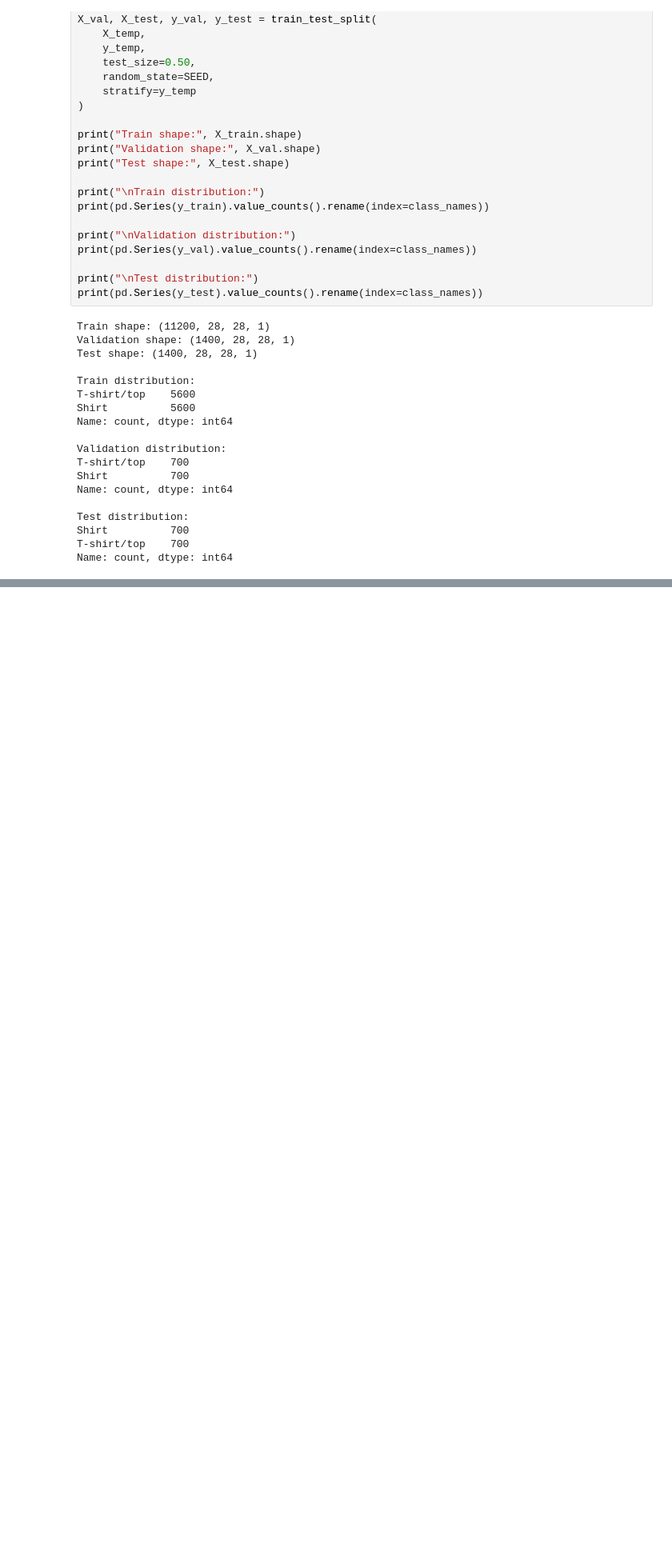
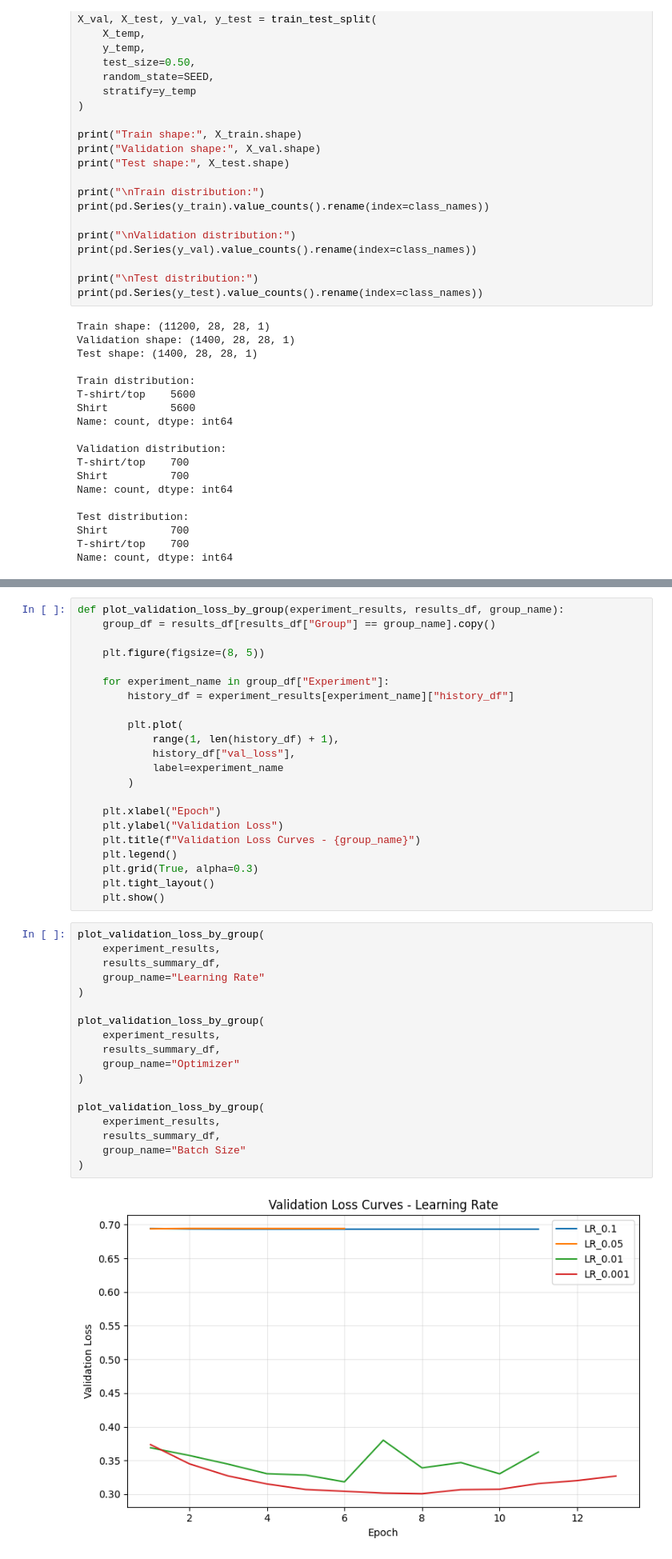
Before and after one commit to davidazimov069-maker/DeepLearning, a Jupyter notebook: FinalProject/DLFinalProject_DavidAviad.ipynb, the cells around one changed output, grey strips where cells are left out. Shown at 80% size. Drawn from its saved outputs; the diff is of its cells as text; blank space fills up the shorter version.

```diff
--- a/FinalProject/DLFinalProject_DavidAviad.ipynb
+++ b/FinalProject/DLFinalProject_DavidAviad.ipynb
@@ -1128,0 +1884,42 @@ plot_cnn_architecture()
+# %%
+def plot_validation_loss_by_group(experiment_results, results_df, group_name):
+    group_df = results_df[results_df["Group"] == group_name].copy()
+
+    plt.figure(figsize=(8, 5))
+
+    for experiment_name in group_df["Experiment"]:
+        history_df = experiment_results[experiment_name]["history_df"]
+
+        plt.plot(
+            range(1, len(history_df) + 1),
+            history_df["val_loss"],
+            label=experiment_name
+        )
+
+    plt.xlabel("Epoch")
+    plt.ylabel("Validation Loss")
+    plt.title(f"Validation Loss Curves - {group_name}")
+    plt.legend()
+    plt.grid(True, alpha=0.3)
+    plt.tight_layout()
+    plt.show()
+# %%
+plot_validation_loss_by_group(
+    experiment_results,
+    results_summary_df,
+    group_name="Learning Rate"
+)
+
+plot_validation_loss_by_group(
+    experiment_results,
+    results_summary_df,
+    group_name="Optimizer"
+)
+
+plot_validation_loss_by_group(
+    experiment_results,
+    results_summary_df,
+    group_name="Batch Size"
+)
+# %% [output]
+[figure, added]
```
Also changed, not shown: parts of 40 cells of this notebook.
